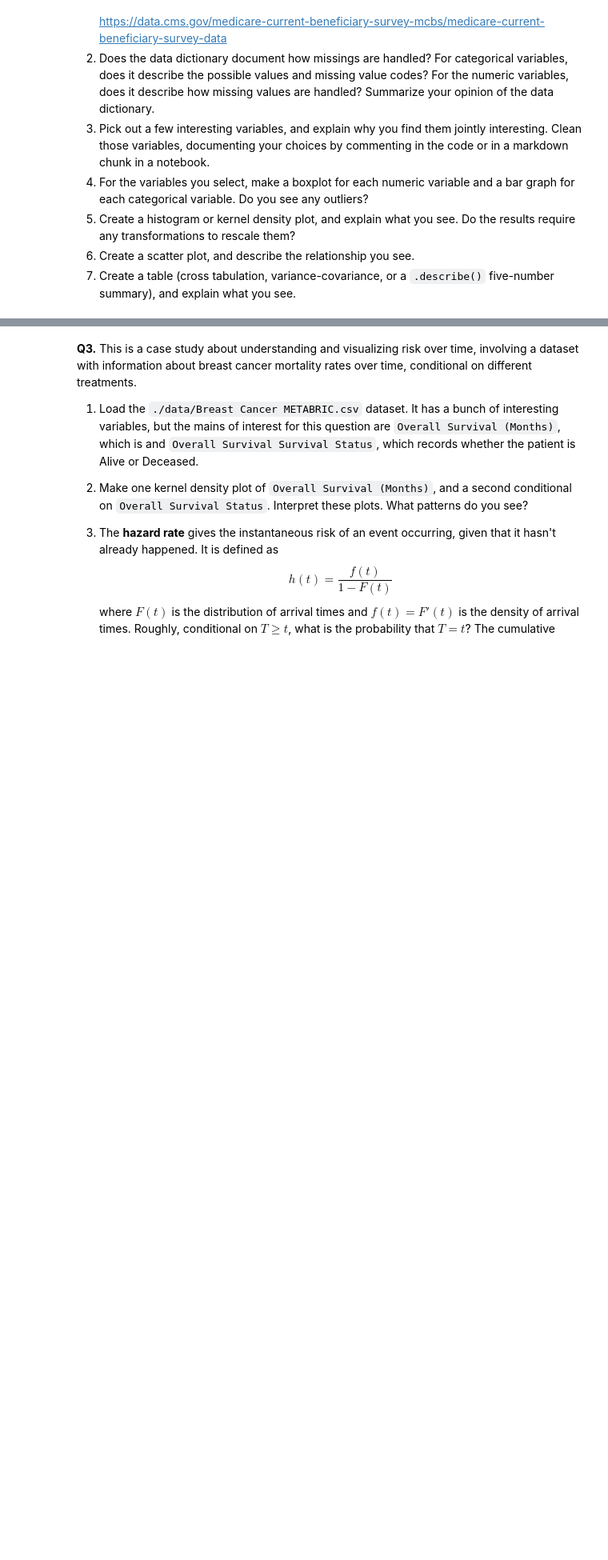
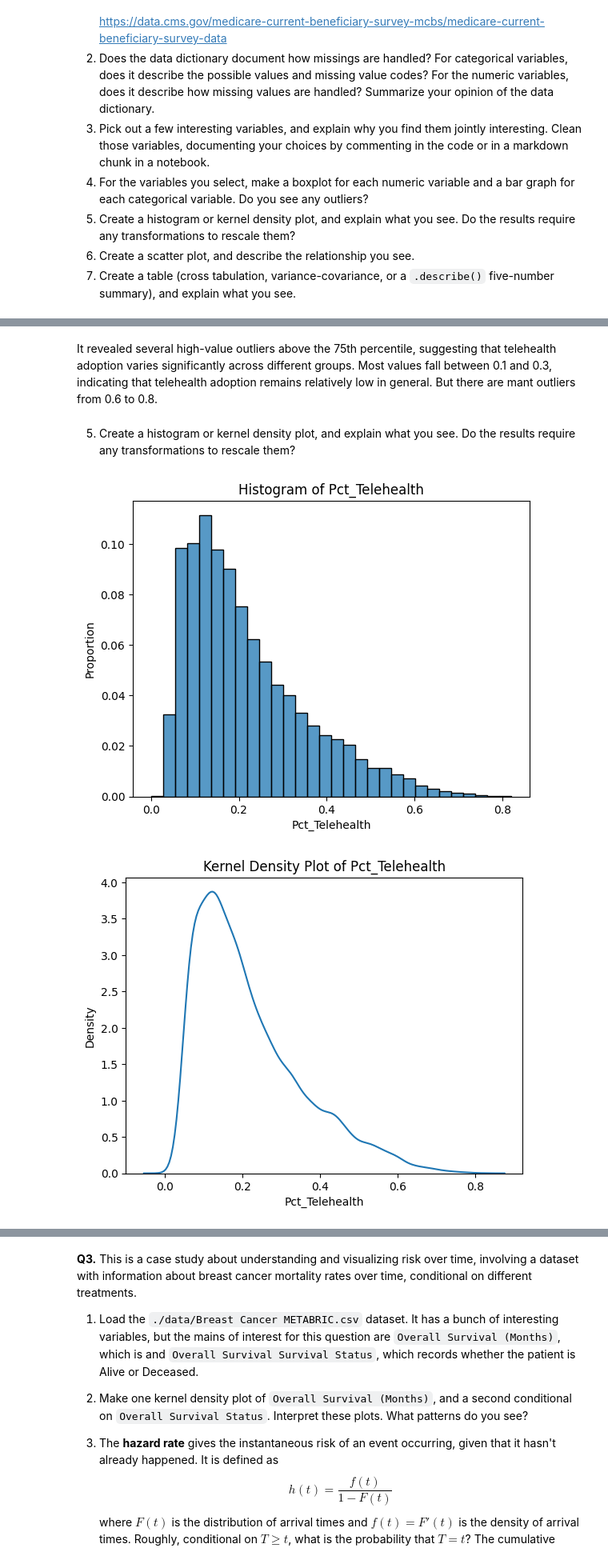
Before and after one commit to KeerHu73/visualization, a Jupyter notebook: assignment/assignment.ipynb, the cells around one changed output, grey strips where cells are left out. Shown: that part at 80% size. Saved outputs shown, nothing was run; the diff lists cells and outputs as text; code cells hidden in the pictures; blank space fills up the shorter version.

```diff
--- a/assignment/assignment.ipynb
+++ b/assignment/assignment.ipynb
@@ -32,0 +101,17 @@ The "relevant" variables for this question are:
+# %% [markdown]
+It revealed several high-value outliers above the 75th percentile, suggesting that telehealth adoption varies significantly across different groups. Most values fall between 0.1 and 0.3, indicating that telehealth adoption remains relatively low in general. But there are mant outliers from 0.6 to 0.8.
+# %% [markdown]
+5. Create a histogram or kernel density plot, and explain what you see. Do the results require any transformations to rescale them?
+# %%
+# Histogram to show data distribution
+sns.histplot(df['Pct_Telehealth'], bins=30, stat='proportion')
+plt.title('Histogram of Pct_Telehealth')
+plt.show()
+
+# Kernel Density Estimate (KDE) to smooth data distribution
+sns.kdeplot(df['Pct_Telehealth'])
+plt.title('Kernel Density Plot of Pct_Telehealth')
+plt.show()
+# %% [output]
+[figure, added]
+[figure, added]
```
Also changed, not shown: parts of 15 cells of this notebook.
